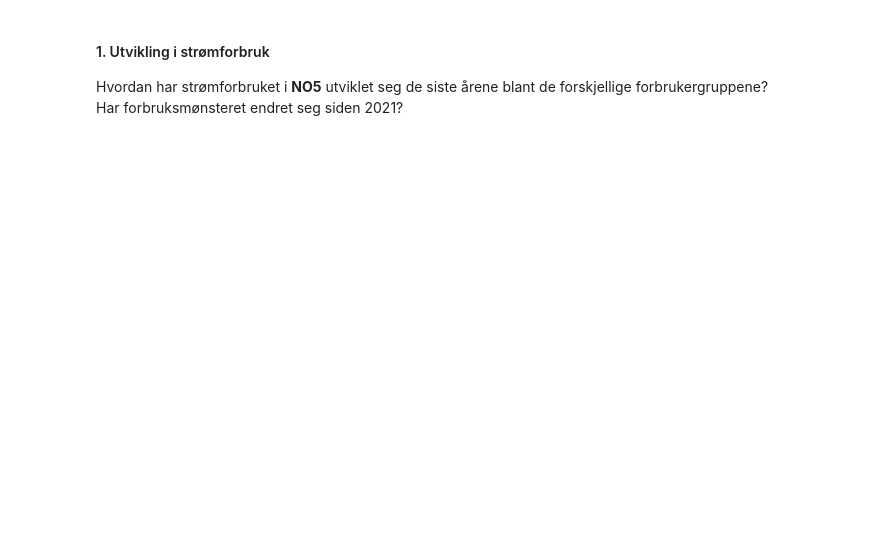
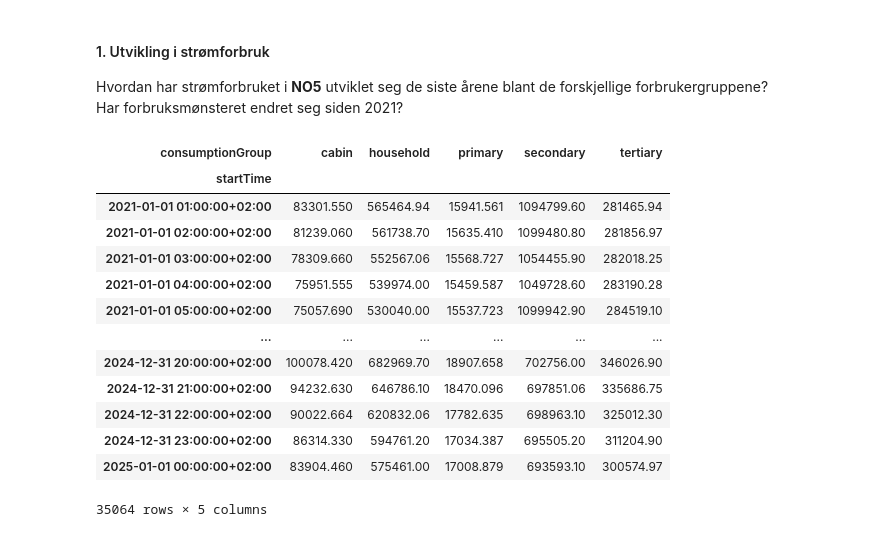
Before and after one commit to tobbensol/eviny-case, a Jupyter notebook: notebooks/Question1.ipynb, the cells around one changed output. Cells and saved outputs as stored; diff of their text form; code cells hidden in the pictures; blank space fills up the shorter version.

```diff
--- a/notebooks/Question1.ipynb
+++ b/notebooks/Question1.ipynb
@@ -75,3 +158,20 @@ plt.plot(consumption_by_group)
 #### 1. Utvikling i strømforbruk
 Hvordan har strømforbruket i **NO5** utviklet seg de siste årene blant de forskjellige forbrukergruppene?
 Har forbruksmønsteret endret seg siden 2021?
+# %%
+consumption_by_group
+# %% [output]
+| consumptionGroup | cabin | household | primary | secondary | tertiary |
+| startTime |  |  |  |  |  |
+| 2021-01-01 01:00:00+02:00 | 83301.550 | 565464.94 | 15941.561 | 1094799.60 | 281465.94 |
+| 2021-01-01 02:00:00+02:00 | 81239.060 | 561738.70 | 15635.410 | 1099480.80 | 281856.97 |
+| 2021-01-01 03:00:00+02:00 | 78309.660 | 552567.06 | 15568.727 | 1054455.90 | 282018.25 |
+| 2021-01-01 04:00:00+02:00 | 75951.555 | 539974.00 | 15459.587 | 1049728.60 | 283190.28 |
+| 2021-01-01 05:00:00+02:00 | 75057.690 | 530040.00 | 15537.723 | 1099942.90 | 284519.10 |
+| ... | ... | ... | ... | ... | ... |
+| 2024-12-31 20:00:00+02:00 | 100078.420 | 682969.70 | 18907.658 | 702756.00 | 346026.90 |
+| 2024-12-31 21:00:00+02:00 | 94232.630 | 646786.10 | 18470.096 | 697851.06 | 335686.75 |
+| 2024-12-31 22:00:00+02:00 | 90022.664 | 620832.06 | 17782.635 | 698963.10 | 325012.30 |
+| 2024-12-31 23:00:00+02:00 | 86314.330 | 594761.20 | 17034.387 | 695505.20 | 311204.90 |
+| 2025-01-01 00:00:00+02:00 | 83904.460 | 575461.00 | 17008.879 | 693593.10 | 300574.97 |
+35064 rows × 5 columns
```
Also changed, not shown: parts of 8 cells of this notebook.
